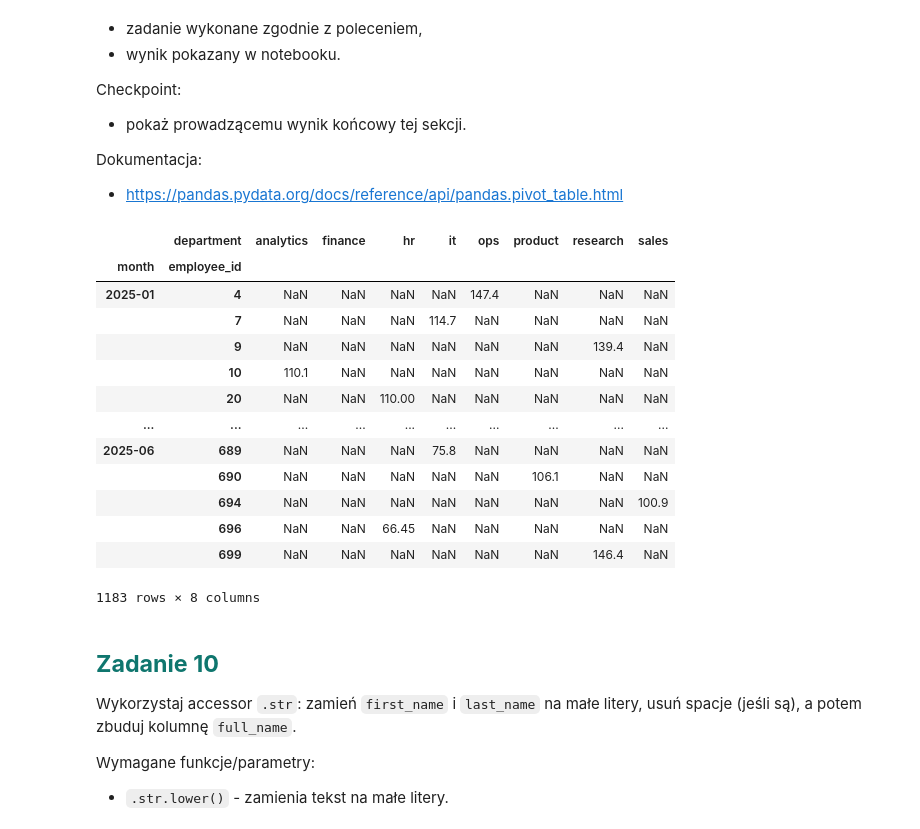
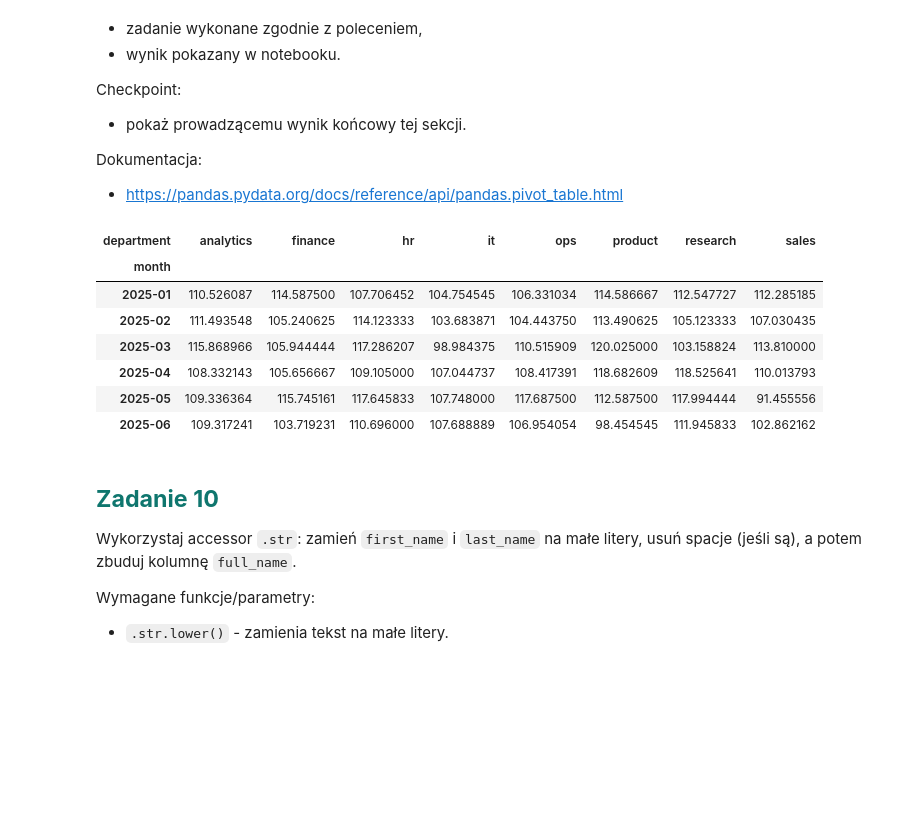
Before and after one commit to tpawlonka/AnalizaDanychPythonKurs, a Jupyter notebook: AnalizaDanychPython_Lekcja3.ipynb, the cells around one changed output. Drawn from its saved outputs; the diff is of its cells as text; code cells hidden in the pictures; blank space fills up the shorter version.

```diff
--- a/AnalizaDanychPython_Lekcja3.ipynb
+++ b/AnalizaDanychPython_Lekcja3.ipynb
@@ -865,24 +865,18 @@ Dokumentacja:
 # %%
 # tutaj dodaj swój kod
 monthly_hours = pd.read_csv('./dane_lekcja3/monthly_hours.csv')
 monthly_hours = monthly_hours.merge(employees, on='employee_id', how='left', indicator=False)
-monthly_hours_pivot = monthly_hours.pivot_table(index=['month', 'employee_id'], columns=['department'], values='billable_hours', aggfunc='mean')
+monthly_hours_pivot = monthly_hours.pivot_table(index=['month'], columns=['department'], values='billable_hours', aggfunc='mean')
 monthly_hours_pivot
 # %% [output]
-|  | department | analytics | finance | hr | it | ops | product | research | sales |
-| month | employee_id |  |  |  |  |  |  |  |  |
-| 2025-01 | 4 | NaN | NaN | NaN | NaN | 147.4 | NaN | NaN | NaN |
-|  | 7 | NaN | NaN | NaN | 114.7 | NaN | NaN | NaN | NaN |
-|  | 9 | NaN | NaN | NaN | NaN | NaN | NaN | 139.4 | NaN |
-|  | 10 | 110.1 | NaN | NaN | NaN | NaN | NaN | NaN | NaN |
-|  | 20 | NaN | NaN | 110.00 | NaN | NaN | NaN | NaN | NaN |
-| ... | ... | ... | ... | ... | ... | ... | ... | ... | ... |
-| 2025-06 | 689 | NaN | NaN | NaN | 75.8 | NaN | NaN | NaN | NaN |
-|  | 690 | NaN | NaN | NaN | NaN | NaN | 106.1 | NaN | NaN |
-|  | 694 | NaN | NaN | NaN | NaN | NaN | NaN | NaN | 100.9 |
-|  | 696 | NaN | NaN | 66.45 | NaN | NaN | NaN | NaN | NaN |
-|  | 699 | NaN | NaN | NaN | NaN | NaN | NaN | 146.4 | NaN |
+| department | analytics | finance | hr | it | ops | product | research | sales |
+| month |  |  |  |  |  |  |  |  |
+| 2025-01 | 110.526087 | 114.587500 | 107.706452 | 104.754545 | 106.331034 | 114.586667 | 112.547727 | 112.285185 |
+| 2025-02 | 111.493548 | 105.240625 | 114.123333 | 103.683871 | 104.443750 | 113.490625 | 105.123333 | 107.030435 |
+| 2025-03 | 115.868966 | 105.944444 | 117.286207 | 98.984375 | 110.515909 | 120.025000 | 103.158824 | 113.810000 |
+| 2025-04 | 108.332143 | 105.656667 | 109.105000 | 107.044737 | 108.417391 | 118.682609 | 118.525641 | 110.013793 |
+| 2025-05 | 109.336364 | 115.745161 | 117.645833 | 107.748000 | 117.687500 | 112.587500 | 117.994444 | 91.455556 |
+| 2025-06 | 109.317241 | 103.719231 | 110.696000 | 107.688889 | 106.954054 | 98.454545 | 111.945833 | 102.862162 |
-1183 rows × 8 columns
 # %% [markdown]
 ## <span style="color:#0f766e; font-weight:700;">Zadanie 10</span>
 
```
